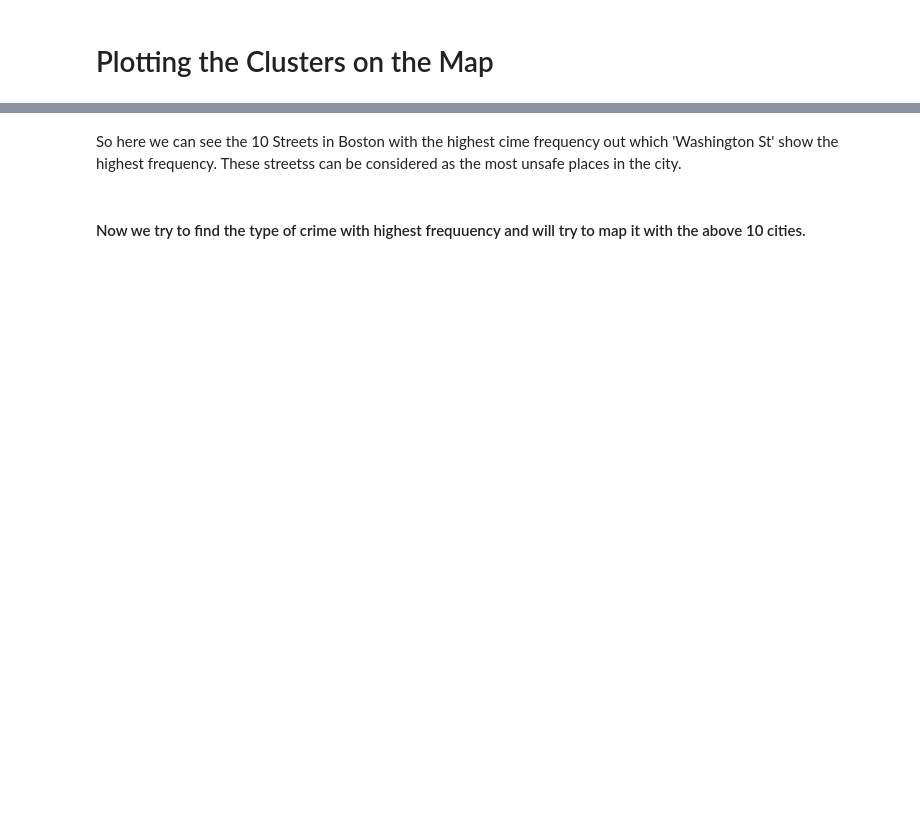
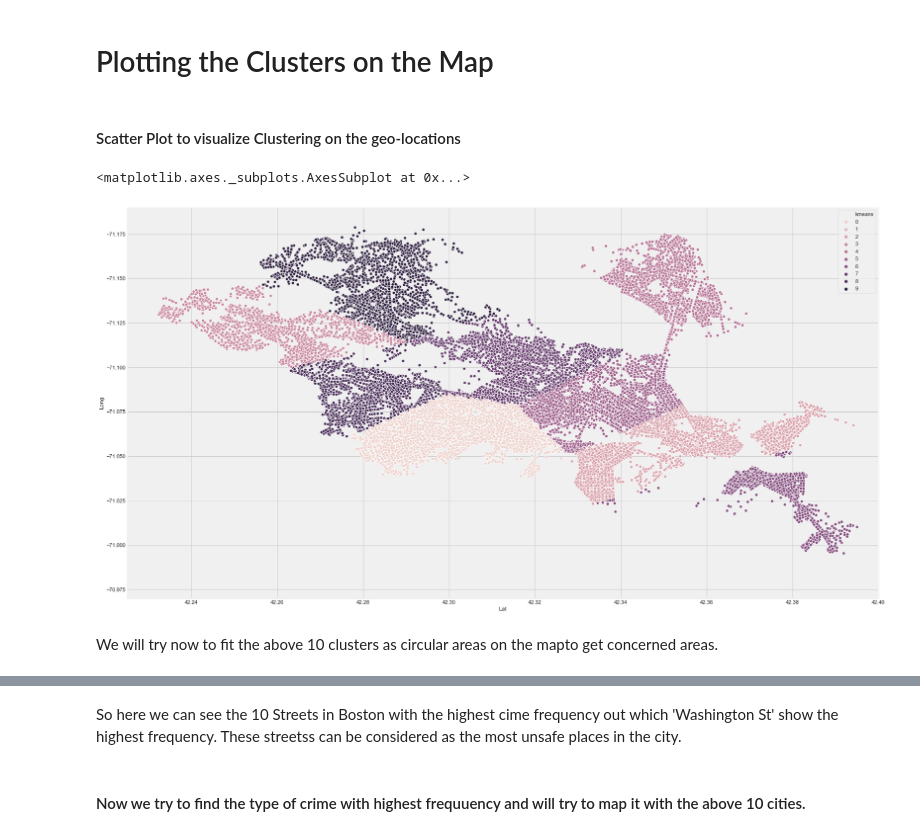
Before and after one commit to RitvikDayal/Crime-in-Boston, a Jupyter notebook: Boston_Crime_Analysis.ipynb, the cells around one changed output, grey strips where cells are left out. Cells and saved outputs as stored; diff of their text form; code cells hidden in the pictures; blank space fills up the shorter version.

```diff
--- a/Boston_Crime_Analysis.ipynb
+++ b/Boston_Crime_Analysis.ipynb
@@ -27,0 +38,3 @@ from scipy.spatial import distance
+# %%
+raw_df = pd.read_csv('crime.csv',encoding='latin-1')
+raw_df.info()
@@ -28,12 +59,8 @@ from scipy.spatial import distance
 # %%
-df = pd.read_csv('crime.csv',encoding='latin-1')
-
 # Dropping "INCIDENT_NUMBER"
-df.drop("INCIDENT_NUMBER",axis=1, inplace=True)
+raw_df.drop("INCIDENT_NUMBER",axis=1, inplace=True)
 
 #Separating 'Date' & 'Time' present in 'OCCURED_ON_DATE' coloumn
-df[["DATE","TIME"]]=df['OCCURRED_ON_DATE'].str.split(" ",expand=True)
-df.drop("OCCURRED_ON_DATE", axis=1, inplace=True)
-
-print(df.info())
-df.head()
+raw_df[["DATE","TIME"]] = raw_df['OCCURRED_ON_DATE'].str.split(" ",expand=True)
+raw_df.drop("OCCURRED_ON_DATE", axis=1, inplace=True)
+df = raw_df
@@ -65,0 +102,4 @@ None
+# %%
+#Extracting geographical location data from the data frame.
+location_df = pd.merge(df['Lat'],df['Long'],how='right', right_index=True, left_index=True)
+location_df.dropna()
@@ -89,6 +166,5 @@ coordinates = np.array(list(zip(f1, f2)))
 # %%
 from sklearn.cluster import KMeans
-kmeans = KMeans(n_clusters=40)
+
+kmeans = KMeans(n_clusters=10) #10 clusters covering all the locatiomns accross the city
 kmeans = kmeans.fit(coordinates)
-labels = kmeans.predict(coordinates)
-centroids = kmeans.cluster_centers_
@@ -128,7 +177,14 @@ m
+# %% [markdown]
+#### Scatter Plot to visualize Clustering on the geo-locations
 # %%
-loc_df = loc_df.dropna()
-loc_df['kmeans'] = kmeans.labels_
+location_df = location_df.dropna()
+location_df['kmeans'] = kmeans.labels_
 f,ax = plt.subplots(figsize=(25, 15))
 plt.xlim((42.225,42.40))
 plt.ylim((-70.97, -71.19))
-sns.scatterplot(x = 'Lat', y='Long', hue = 'kmeans', data=loc_df, ax = ax)
+sns.scatterplot(x = 'Lat', y='Long', hue = 'kmeans', data=location_df, ax = ax, legend='full')
+# %% [output]
+<matplotlib.axes._subplots.AxesSubplot at 0x...>
+[figure, added]
+# %% [markdown]
+We will try now to fit the above 10 clusters as circular areas on the mapto get concerned areas.
```
Also changed, not shown: parts of 39 cells of this notebook.
